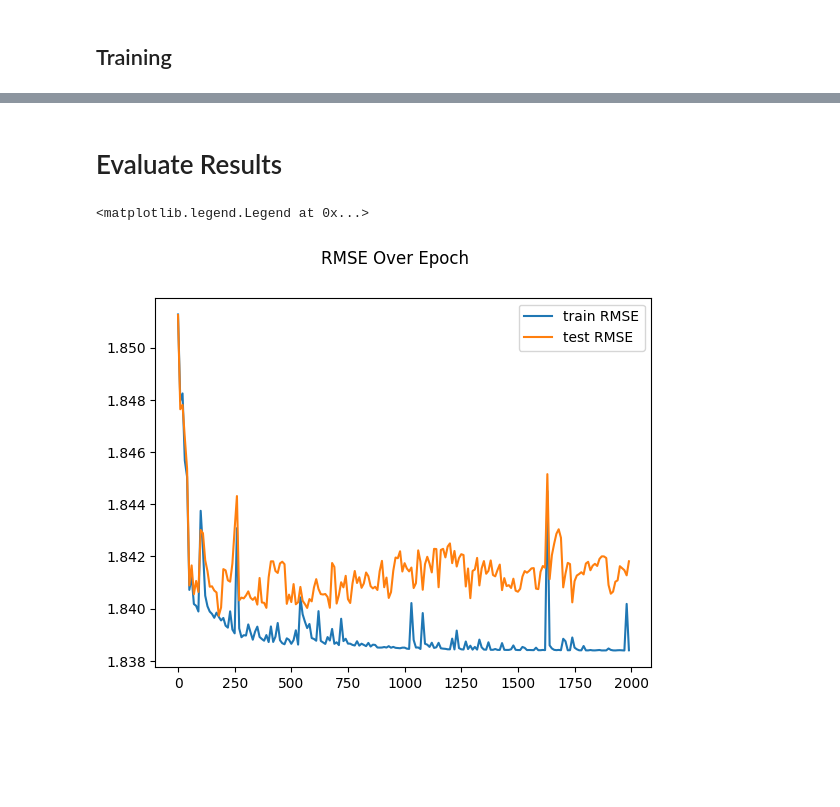
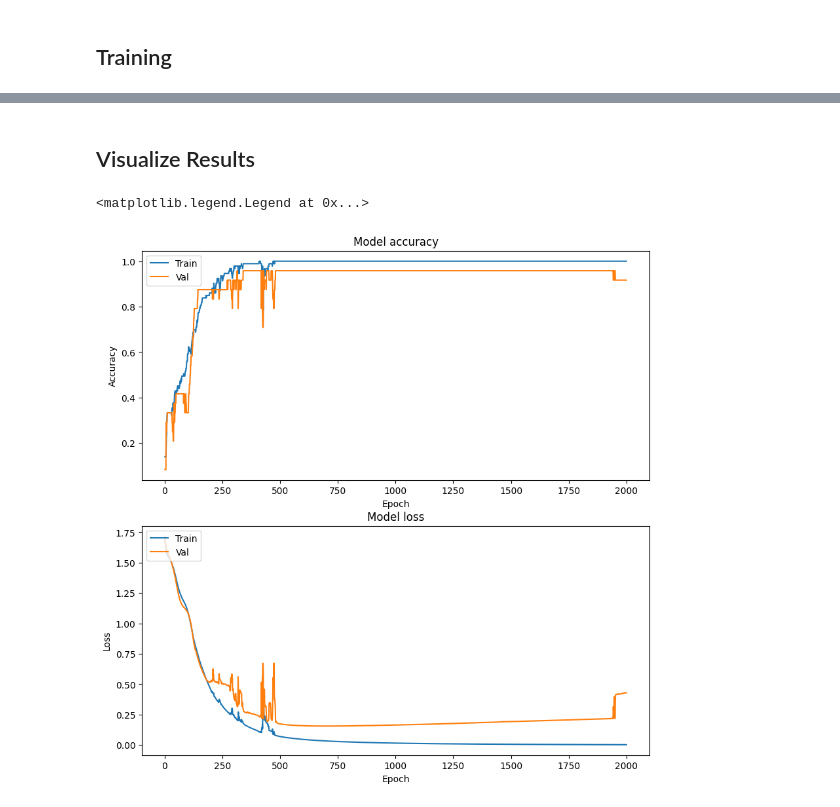
Before and after one commit to itay-mal/robotic_hand_project, a Jupyter notebook: code/ML/train_lstm.ipynb, the cells around one changed output, grey strips where cells are left out. Cells and saved outputs as stored; diff of their text form; code cells hidden in the pictures; blank space fills up the shorter version.

```diff
--- a/code/ML/train_lstm.ipynb
+++ b/code/ML/train_lstm.ipynb
@@ -23,0 +22,2 @@ WARNING:tensorflow:From c:\Users\itaym\Documents\limudim\semester_8\robotic_hand
+# %%
+N_EPOCHS = 2000
@@ -171,0 +128,12 @@ torch.save(model.state_dict(), trained_model_path)
+# %%
+model = MotionClassifier()
+model.compile(
+    optimizer=tf.keras.optimizers.Adam(1e-3),
+    loss = 'categorical_crossentropy',
+    metrics = ['accuracy']
+)
+# X_train[0].shape
+# y_test.shape
+history = model.fit(
+    X_train, y_train, epochs=N_EPOCHS, validation_data=(X_test, y_test), verbose=1
+)
@@ -172,15 +158,29 @@ torch.save(model.state_dict(), trained_model_path)
 # %% [markdown]
-# Evaluate Results
+## Visualize Results
-# %%
-figure = plt.figure()
-figure.suptitle(f'RMSE Over Epoch')
-ax = figure.add_subplot(1,1,1)
-ax.plot(range(0,2000,10), [i.to("cpu") for i in train_rmse_list], label='train RMSE')
-ax.plot(range(0,2000,10), [i.to("cpu") for i in test_rmse_list], label='test RMSE')
-ax.legend()
-# %% [output]
-<matplotlib.legend.Legend at 0x...>
-[figure, removed]
+# %%
+epoch_range = range(1, N_EPOCHS+1)
+
+figure = plt.figure(figsize=(10,10))
+ax1 = figure.add_subplot(2,1,1)
+ax1.set_title('Model accuracy')
+ax1.plot(epoch_range, history.history['accuracy'])
+ax1.plot(epoch_range, history.history['val_accuracy'])
+ax1.set_title('Model accuracy')
+ax1.set_ylabel('Accuracy')
+ax1.set_xlabel('Epoch')
+ax1.legend(['Train', 'Val'], loc='upper left')
+
+# Plot training & validation loss values
+ax2 = figure.add_subplot(2,1,2)
+ax2.plot(epoch_range, history.history['loss'])
+ax2.plot(epoch_range, history.history['val_loss'])
+ax2.set_title('Model loss')
+ax2.set_ylabel('Loss')
+ax2.set_xlabel('Epoch')
+ax2.legend(['Train', 'Val'], loc='upper left')
+# %% [output]
+<matplotlib.legend.Legend at 0x...>
+[figure, added]
 # %%
 y_true      = []
 y_test_pred = []
```
Also changed, not shown: parts of 12 cells of this notebook.
